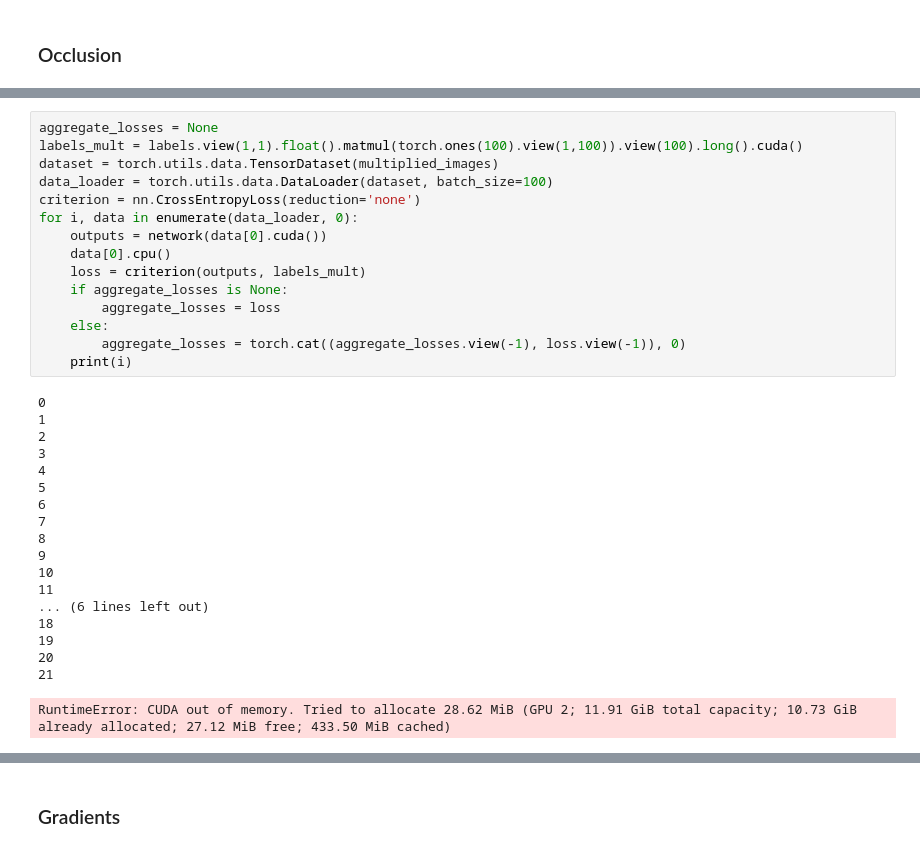
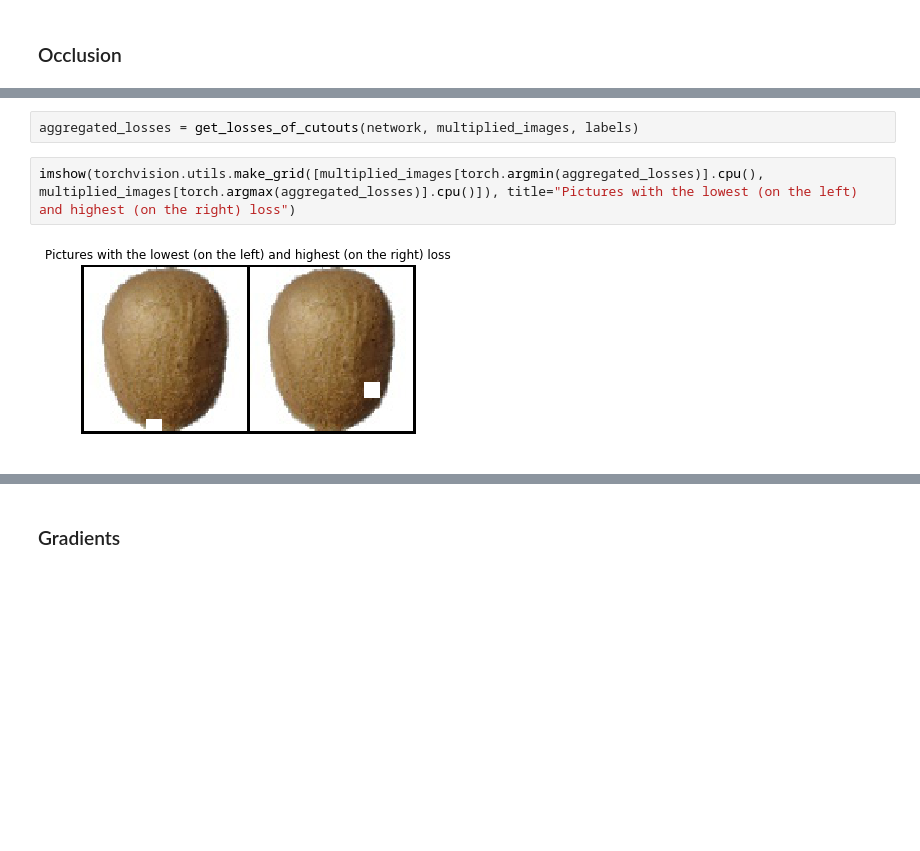
Before and after one commit to mkfilipiuk/DNN_assignment_1, a Jupyter notebook: mf385423_assignment_1.ipynb, the cells around one changed output, grey strips where cells are left out. Cells and saved outputs as stored; diff of their text form; blank space fills up the shorter version.

```diff
--- a/mf385423_assignment_1.ipynb
+++ b/mf385423_assignment_1.ipynb
@@ -73,34 +86,6 @@ imshow(torchvision.utils.make_grid(multiplied_images[5550].cpu()))
-# %%
-aggregate_losses = None
-labels_mult = labels.view(1,1).float().matmul(torch.ones(100).view(1,100)).view(100).long().cuda()
-dataset = torch.utils.data.TensorDataset(multiplied_images)
-data_loader = torch.utils.data.DataLoader(dataset, batch_size=100)
-criterion = nn.CrossEntropyLoss(reduction='none')
-for i, data in enumerate(data_loader, 0):
-    outputs = network(data[0].cuda())
-    data[0].cpu()
-    loss = criterion(outputs, labels_mult)
-    if aggregate_losses is None:
-        aggregate_losses = loss
-    else:
-        aggregate_losses = torch.cat((aggregate_losses.view(-1), loss.view(-1)), 0)
-    print(i)
-# %% [output]
-0
-1
-2
-3
-4
-5
-6
-7
-8
-9
-10
-11
-... (6 lines left out)
-18
-19
-20
-21
-RuntimeError: CUDA out of memory. Tried to allocate 28.62 MiB (GPU 2; 11.91 GiB total capacity; 10.73 GiB already allocated; 27.12 MiB free; 433.50 MiB cached)
+# %%
+aggregated_losses = get_losses_of_cutouts(network, multiplied_images, labels)
+# %%
+imshow(torchvision.utils.make_grid([multiplied_images[torch.argmin(aggregated_losses)].cpu(), multiplied_images[torch.argmax(aggregated_losses)].cpu()]), title="Pictures with the lowest (on the left) and highest (on the right) loss")
+# %% [output]
+[figure, added]
```
Also changed, not shown: parts of 42 cells of this notebook, 3 other files.
